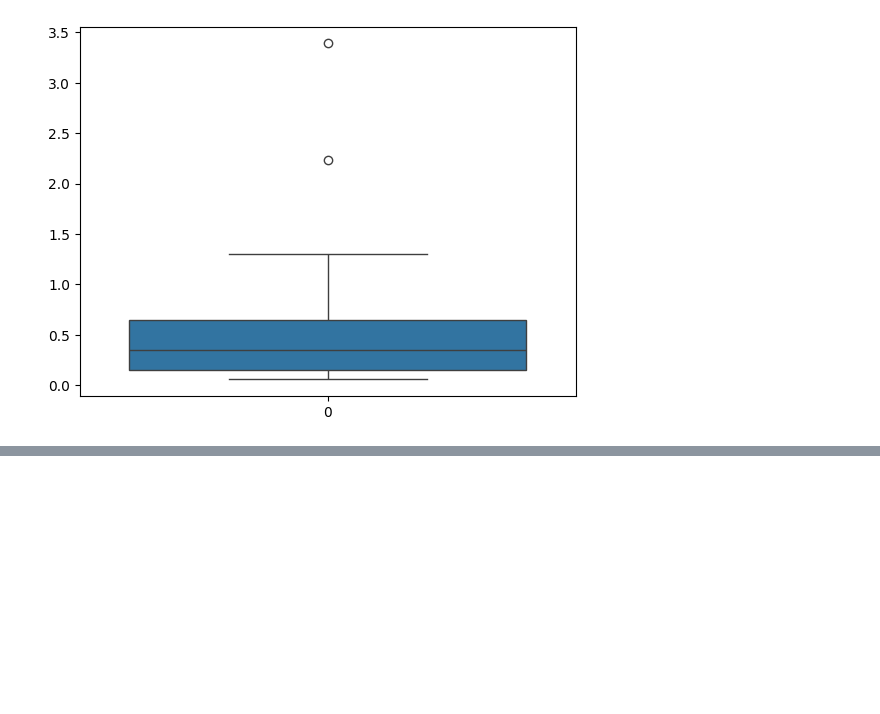
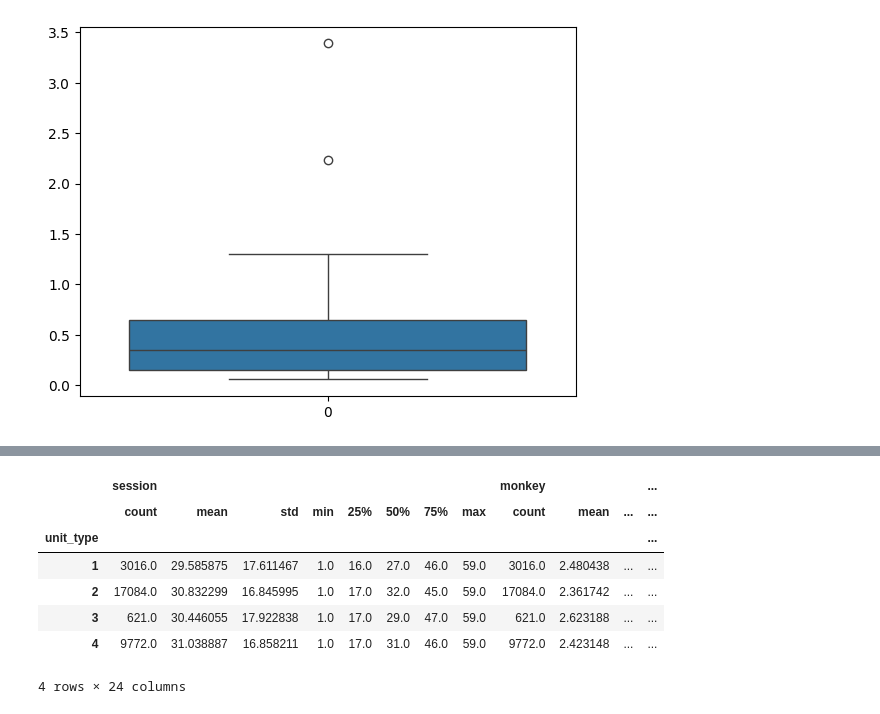
Before and after one commit to aimarvi/triplen, a Jupyter notebook: exploring_data.ipynb, the cells around one changed output, grey strips where cells are left out. Saved outputs shown, nothing was run; the diff lists cells and outputs as text; code cells hidden in the pictures; blank space fills up the shorter version.

```diff
--- a/exploring_data.ipynb
+++ b/exploring_data.ipynb
@@ -65,0 +64,11 @@ ValueError: The truth value of an array with more than one element is ambiguous.
+# %%
+df.groupby(['unit_type']).describe()
+# %% [output]
+|  | session |  |  |  |  |  |  |  | monkey |  |  | ... |
+|  | count | mean | std | min | 25% | 50% | 75% | max | count | mean | ... | ... |
+| unit_type |  |  |  |  |  |  |  |  |  |  |  | ... |
+| 1 | 3016.0 | 29.585875 | 17.611467 | 1.0 | 16.0 | 27.0 | 46.0 | 59.0 | 3016.0 | 2.480438 | ... | ... |
+| 2 | 17084.0 | 30.832299 | 16.845995 | 1.0 | 17.0 | 32.0 | 45.0 | 59.0 | 17084.0 | 2.361742 | ... | ... |
+| 3 | 621.0 | 30.446055 | 17.922838 | 1.0 | 17.0 | 29.0 | 47.0 | 59.0 | 621.0 | 2.623188 | ... | ... |
+| 4 | 9772.0 | 31.038887 | 16.858211 | 1.0 | 17.0 | 31.0 | 46.0 | 59.0 | 9772.0 | 2.423148 | ... | ... |
+4 rows × 24 columns
```
Also changed, not shown: parts of 5 cells of this notebook, 1 other file.
